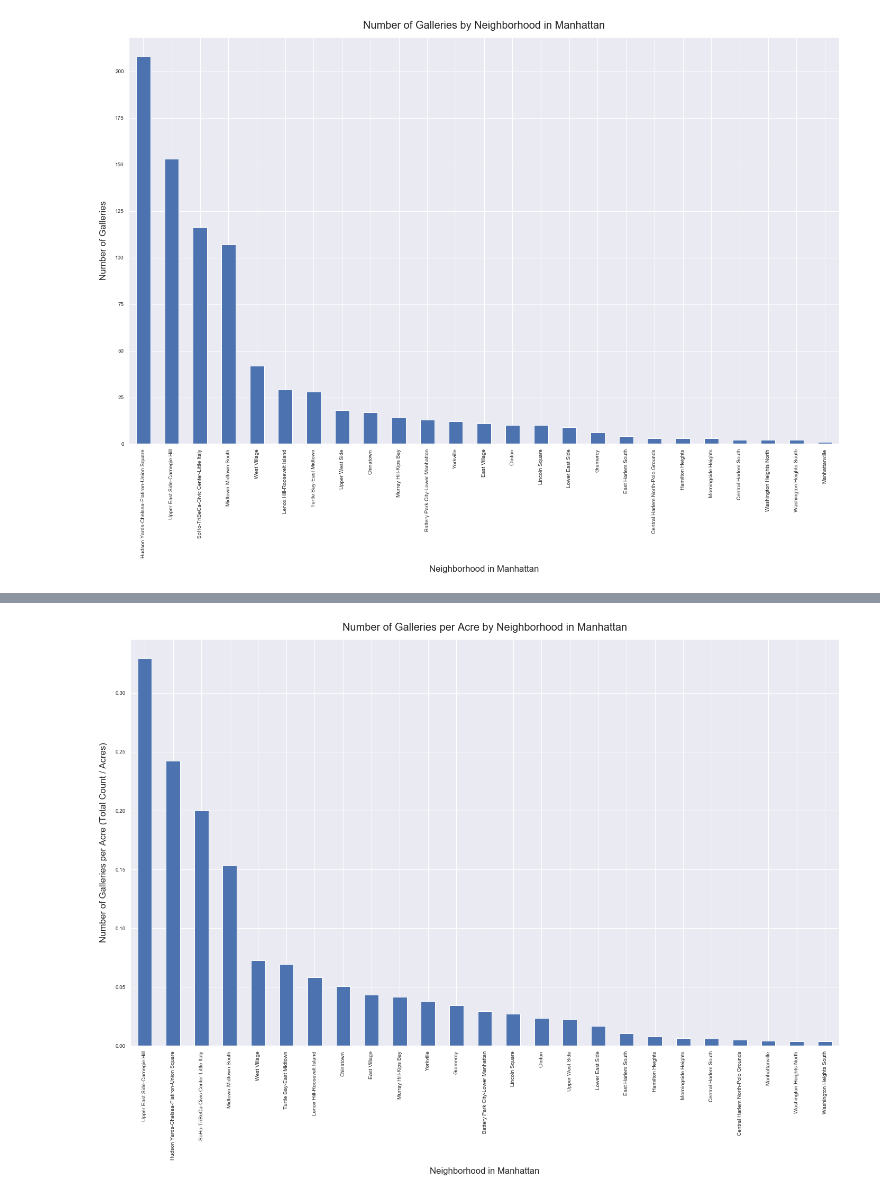
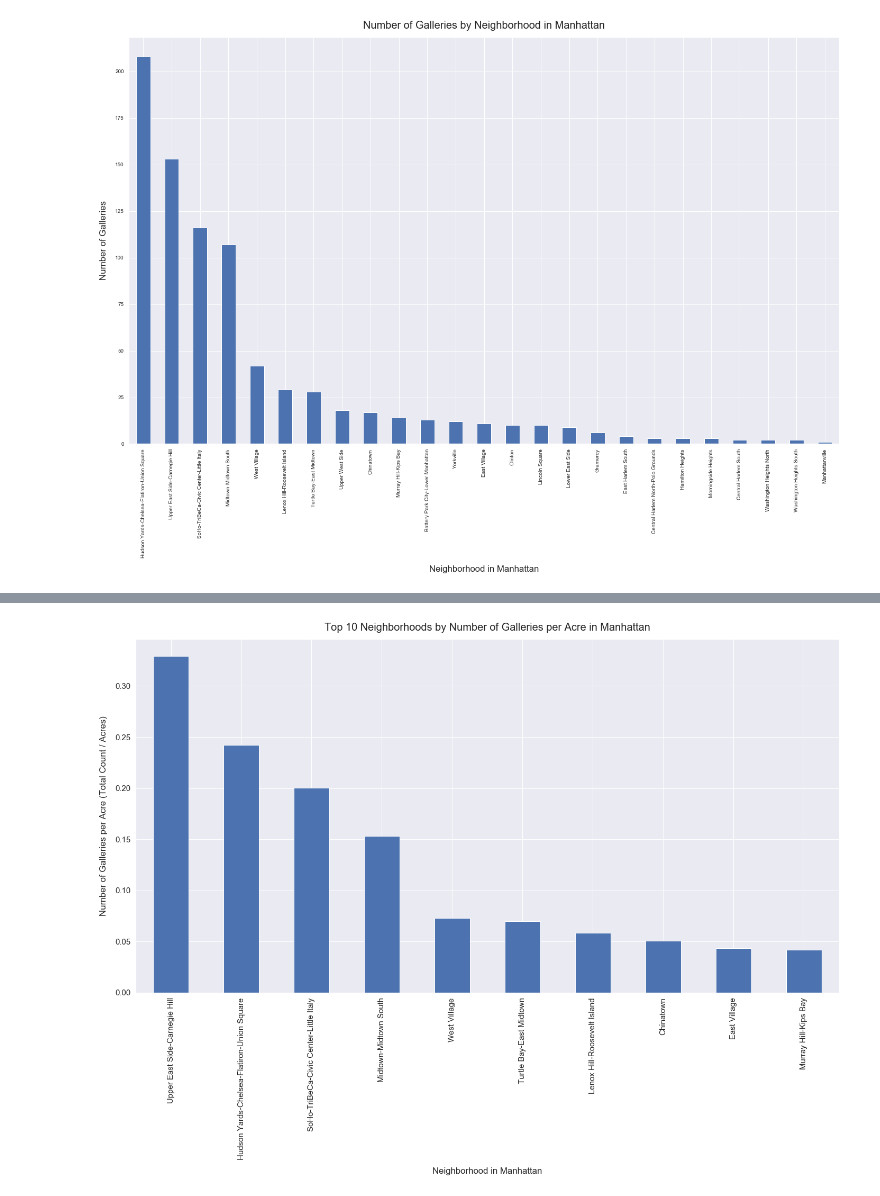
Before and after one commit to mebauer/nyc-art-galleries, a Jupyter notebook: nyc-art-galleries.ipynb, the cells around one changed output, grey strips where cells are left out. Drawn from its saved outputs; the diff is of its cells as text; code cells hidden in the pictures.

Commit message:
adding bar charts showing top 10 neighborhoods

```diff
--- a/nyc-art-galleries.ipynb
+++ b/nyc-art-galleries.ipynb
@@ -460,3 +460,22 @@ plt.tight_layout()
 plt.savefig('figures/galleries-by-neighborhood-manhattan-bar.png')
 # %% [output]
 [figure]
+# %%
+# defining our plot
+sns.set(font_scale=1.4)
+plt.subplots(figsize=(20,15))
+ax = plt.subplot()
+
+# formatting Y axis with comma
+ax.get_yaxis().set_major_formatter(
+    matplotlib.ticker.FuncFormatter(lambda x, p: format(int(x), ',')))
+
+# plotting bar chart of claim amount by borough
+nta_galleries_df.sort_values('numofgalleries', ascending=False).head(10).plot.bar(x='ntaname', y='numofgalleries', ax=ax, rot=90, color='b', fontsize=15, legend=False)
+plt.xlabel("Neighborhood in Manhattan", labelpad=14)
+plt.ylabel("Number of Galleries", labelpad=14)
+plt.title("Top 10 Neighborhoods by Number of Galleries in Manhattan", pad=16, fontsize=20)
+plt.tight_layout()
+
+# saving figure
+plt.savefig('figures/galleries-by-neighborhood-manhattan-bar-top10.png')
@@ -463,17 +484,17 @@ plt.savefig('figures/galleries-by-neighborhood-manhattan-bar.png')
 # %%
 # defining our plot
 sns.set(font_scale=1.4)
 plt.subplots(figsize=(20,15))
 ax = plt.subplot()
 
 # plotting bar chart of claim amount by borough
-nta_galleries_df.sort_values('numofgalleries_per_area', ascending=False).plot.bar(x='ntaname', y='numofgalleries_per_area', ax=ax, rot=90, color='b', fontsize=10, legend=False)
+nta_galleries_df.sort_values('numofgalleries_per_area', ascending=False).head(10).plot.bar(x='ntaname', y='numofgalleries_per_area', ax=ax, rot=90, color='b', fontsize=15, legend=False)
 plt.xlabel("Neighborhood in Manhattan", labelpad=14)
 plt.ylabel("Number of Galleries per Acre (Total Count / Acres)", labelpad=14)
-plt.title("Number of Galleries per Acre by Neighborhood in Manhattan", pad=16, fontsize=20)
+plt.title("Top 10 Neighborhoods by Number of Galleries per Acre in Manhattan", pad=16, fontsize=20)
 plt.tight_layout()
 
 # saving figure
-plt.savefig('figures/galleries-per-acre-by-neighborhood-manhattan-bar.png')
+plt.savefig('figures/galleries-per-acre-by-neighborhood-manhattan-bar-top10.png')
 # %% [output]
-[figure, old version]
+[figure, new version]
```
Also changed, not shown: parts of 1 cell of this notebook, 3 other files.
